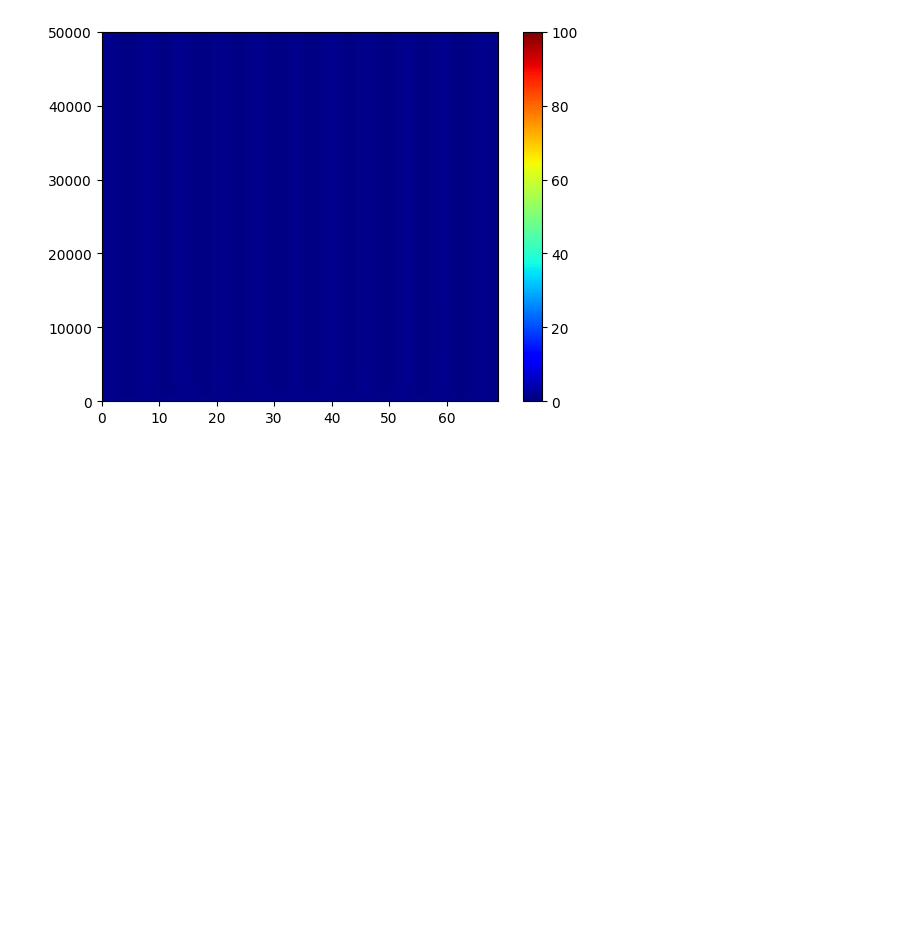
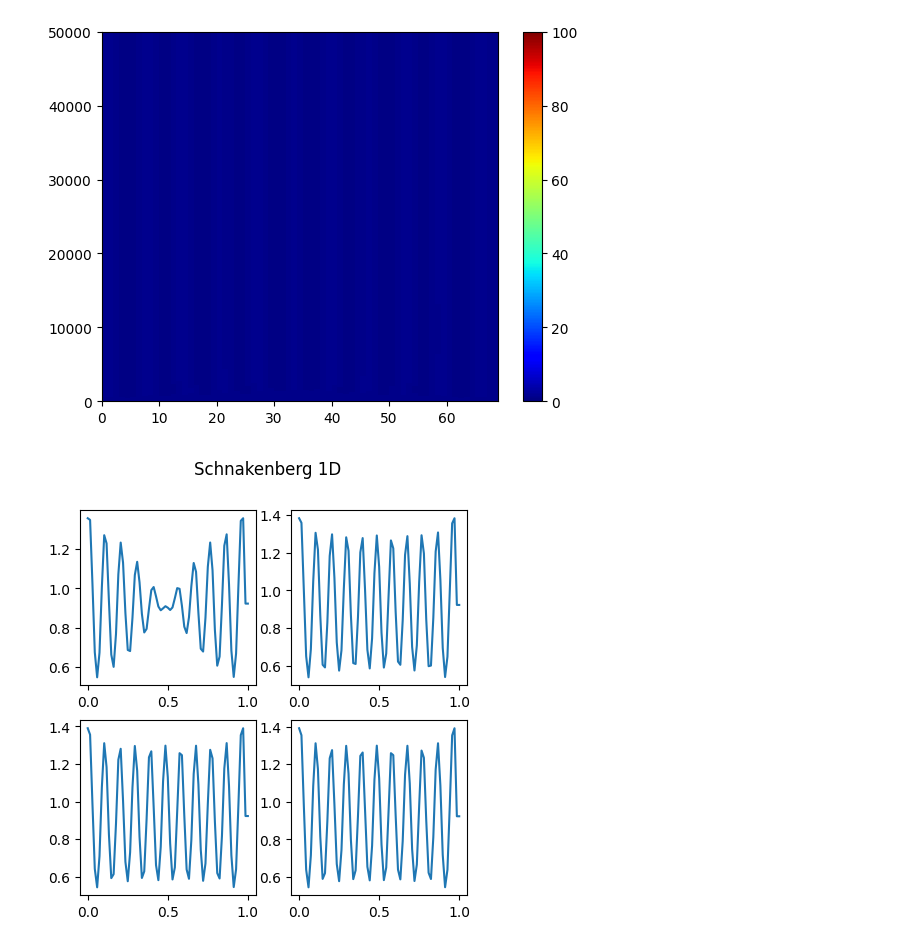
Before and after one commit to Miguel-neuron/Turing-Patterns-1D, a Jupyter notebook: Turing-Patterns-1D_.ipynb, the cells around one changed output. Drawn from its saved outputs; the diff is of its cells as text; code cells hidden in the pictures; blank space fills up the shorter version.

```diff
--- a/Turing-Patterns-1D_.ipynb
+++ b/Turing-Patterns-1D_.ipynb
@@ -285,4 +279,17 @@ class Schnakenberg:
         return malla_u
+# %%
+def graph(malla_u,x):
+    x_ = np.arange(0, (len(x) - 1) + 0.1, 1)
+    x = x_ / 68
+    y = [1000, 3000, 5000, 10000]
+    fig, ax = plt.subplots(figsize=(5, 5), ncols=2, nrows=2)
+    fig.suptitle("Schnakenberg 1D")
+    current_ax = 0
+    for i in y:
+        ax = fig.axes[current_ax]
+        ax.plot(x, malla_u[i])
+        current_ax += 1
+    plt.show()
 # %%
 # Primero, calculamos los parámetros
 schnakenberg_model = Schnakenberg(0.126779, 0.792366, 10000, 10, 1, 60, 1e-5, 0.5)
@@ -295 +302,5 @@ finite_difference(malla_u, malla_v, a, b, d, lambd, dx, N, x, gamma)
+# %%
+graph(malla_u,x)
+# %% [output]
+[figure, added]
 # %%
```
Also changed, not shown: parts of 4 cells of this notebook.
